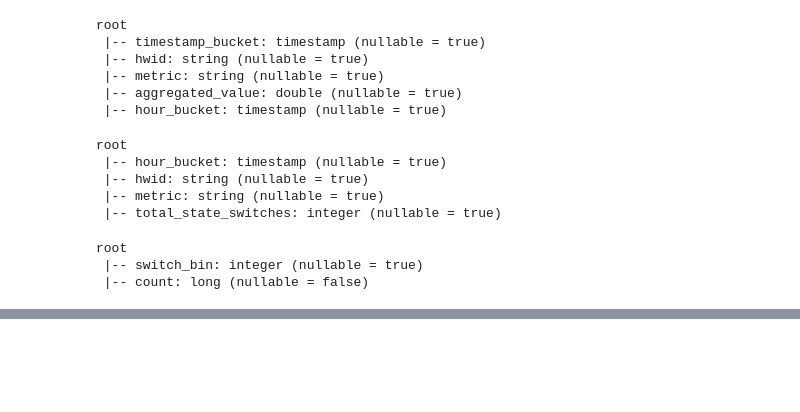
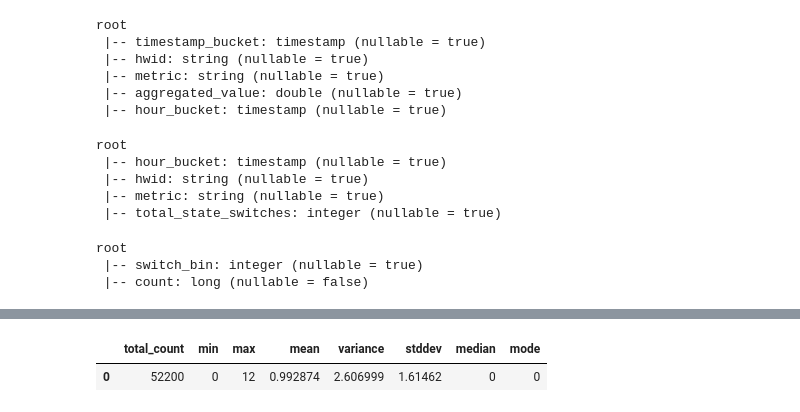
Before and after one commit to PasqualeAndreacchio/AnomalyDection-Spark, a Jupyter notebook: project.ipynb, the cells around one changed output, grey strips where cells are left out. Cells and saved outputs as stored; diff of their text form; code cells hidden in the pictures; blank space fills up the shorter version.

Commit message:
Added a few statistics

```diff
--- a/project.ipynb
+++ b/project.ipynb
@@ -383 +384,56 @@ df_histogram_data.show(5)
+# %%
+import pandas as pd
+import numpy as np
+
+# 1. Bring the small, aggregated histogram data into Pandas
+pdf = df_histogram_data.toPandas()
+
+# Filter out bins with zero counts (important for accurate min/max)
+pdf = pdf[pdf['count'] > 0].copy()
+
+# 2. Calculate Total, Min, and Max
+total_count = pdf['count'].sum()
+min_val = pdf['switch_bin'].min()
+max_val = pdf['switch_bin'].max()
+
+# 3. Calculate Weighted Mean, Variance, and StdDev using NumPy
+# np.average handles the weights (frequencies) perfectly
+mean_val = np.average(pdf['switch_bin'], weights=pdf['count'])
+
+# Variance = average of squared differences from the mean
+variance_val = np.average((pdf['switch_bin'] - mean_val)**2, weights=pdf['count'])
+stddev_val = np.sqrt(variance_val)
+
+# 4. Calculate Mode
+# Find the index of the highest count, then get that row's switch_bin
+mode_val = pdf.loc[pdf['count'].idxmax(), 'switch_bin']
+
+# 5. Calculate Median
+# Sort by the bin values first
+pdf_sorted = pdf.sort_values(by='switch_bin').copy()
+
+# Calculate cumulative sum of the frequencies
+pdf_sorted['cum_sum'] = pdf_sorted['count'].cumsum()
+
+# Find where the cumulative sum crosses the 50% mark
+midpoint = total_count / 2.0
+median_val = pdf_sorted[pdf_sorted['cum_sum'] >= midpoint].iloc[0]['switch_bin']
+
+# 6. Bind everything into a clean summary DataFrame
+summary_df = pd.DataFrame([{
+    'total_count': total_count,
+    'min': min_val,
+    'max': max_val,
+    'mean': mean_val,
+    'variance': variance_val,
+    'stddev': stddev_val,
+    'median': median_val,
+    'mode': mode_val
+}])
+
+# Display the final statistics
+summary_df
+# %% [output]
+|  | total_count | min | max | mean | variance | stddev | median | mode |
+| 0 | 52200 | 0 | 12 | 0.992874 | 2.606999 | 1.61462 | 0 | 0 |
 # %%
```
Also changed, not shown: parts of 5 cells of this notebook.
